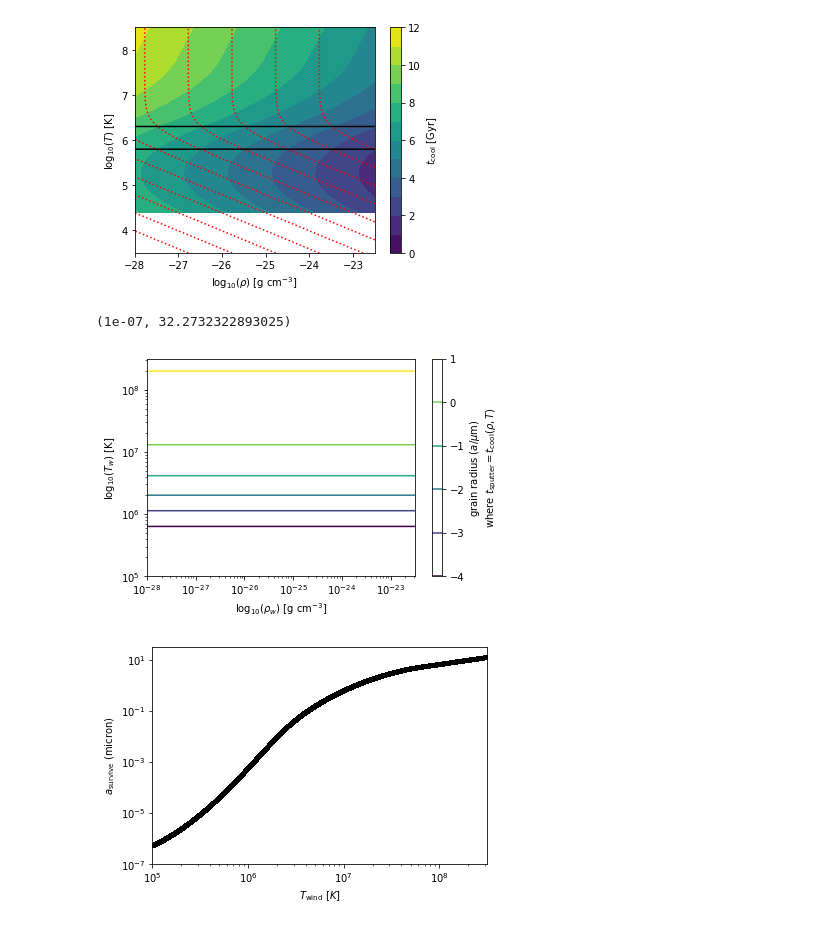
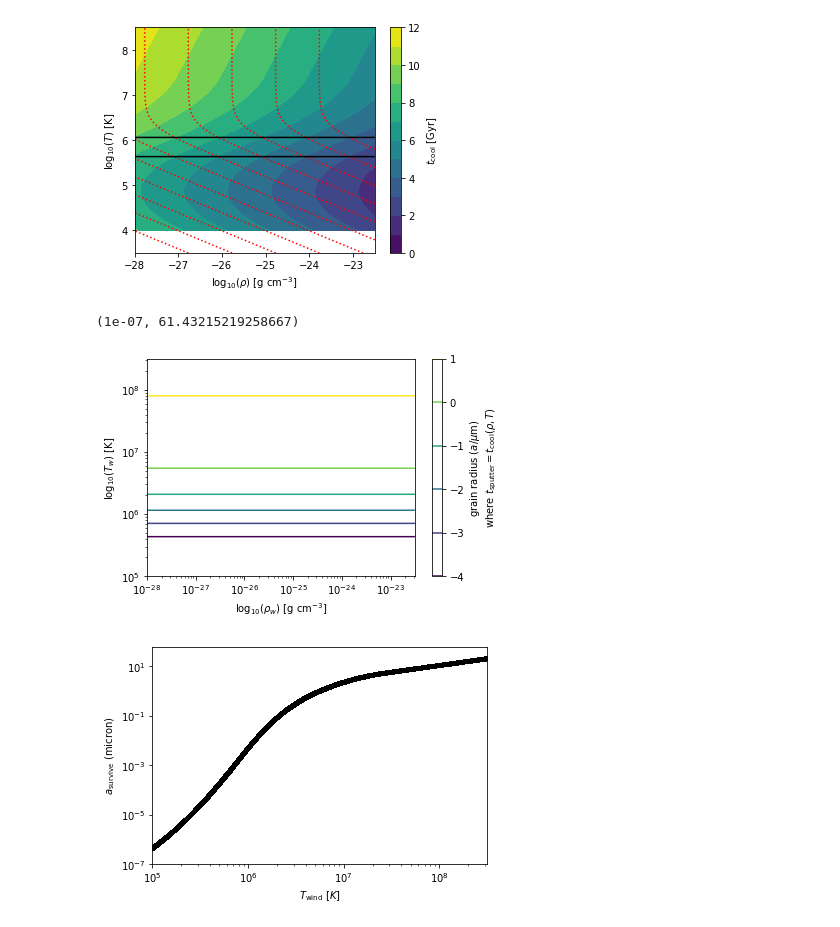
Before and after one commit to mabruzzo/gascloudutil, a Jupyter notebook: gascloudutil/Comparing-tcool-tsputter.ipynb, the cells around one changed output. Saved outputs shown, nothing was run; the diff lists cells and outputs as text; code cells hidden in the pictures.

Commit message:
plotting-bugfix

```diff
--- a/gascloudutil/Comparing-tcool-tsputter.ipynb
+++ b/gascloudutil/Comparing-tcool-tsputter.ipynb
@@ -7,21 +7,22 @@ import unyt
 from cholla_cooling import ChollaEOS
 from estimate_survival_radius import estimate_survival_radius
 
+def tcool_from_rhoT(rho, T, eos):
+    gm1 = eos.get_gamma() - 1
+    eint = unyt.kboltz_cgs * T.flatten()/(0.6 * unyt.mh_cgs * gm1)
+    print(cholla_cie_eos.calculate_T(rho.flatten(), eint))
+    out = cholla_cie_eos.calculate_tcool(rho.flatten(), eint)
+    out.shape = rho.shape
+    return out
+
 # by ommitting cloudy_data_path, we initialize the CIE cooling function
 cholla_cie_eos = ChollaEOS(
     #cloudy_data_path = ('/home/mabruzzo/hydro/cholla/src/cooling/'
     #                    'cloudy_coolingcurve.txt')
 )
-rho_vals = unyt.unyt_array(np.geomspace(1e-28, 10**-22.5, num = 5001),
-                           'g/cm**3')
 
-gm1 = cholla_cie_eos.get_gamma()
+rho_vals = unyt.unyt_array(np.geomspace(1e-28, 10**-22.5, num = 5001), 'g/cm**3')
 T_vals = unyt.unyt_array(np.geomspace(10**3.5, 10**8.5, num = 5001), 'K')
-
 Rho, T = np.meshgrid(rho_vals, T_vals)
 
-Eint = unyt.kboltz_cgs * T/(0.6 * unyt.mh_cgs * gm1)
-
-
-tcool = cholla_cie_eos.calculate_tcool(Rho.flatten(), Eint.flatten())
-tcool.shape = Rho.shape
+tcool = tcool_from_rhoT(Rho, T, eos = cholla_cie_eos)
@@ -111,7 +115,7 @@ fig.colorbar(CS, label = r'$t_{\rm cool}$ [Gyr]')
 fig.tight_layout()
 plt.savefig('tsputter-vs-tcool_hundrethmicron.pdf')
 # %% [output]
-[figure, old version]
+[figure, new version]
 # %%
 # Here we plot a_survive
 # -> for a given wind temperature, a_survive is the dust
@@ -130,40 +134,40 @@ def calc_survival_grain_radius(rho, T, eos, alpha = 1):
         (unyt.unyt_quantity(1e-27, 'g/cm**3')/ rho) *
         (1 + (10**6.3 * unyt.K / T)**omega)
     )
-
+    gm1 = eos.get_gamma() - 1
     Eint = unyt.kboltz_cgs * T/(0.6 * unyt.mh_cgs * gm1)
     tcool = -1*eos.calculate_tcool(rho.flatten(), Eint.flatten())
     tcool.shape = rho.shape
     return 0.1*unyt.um* tcool/tmp
 
 a_min = calc_survival_grain_radius(Rho, T, cholla_cie_eos)
 
 fig,ax = plt.subplots(1,1)
 im = ax.contour(Rho, T, np.log10(a_min.to('um').ndview),
                 levels = [-4,-3,-2,-1, 0, 1])
 
 ax.set_yscale('log')
 ax.set_xscale('log')
 ax.set_ylim(1e5, 10**8.5)
 ax.set_xlabel(r'$\log_{10}(\rho_w)$ [${\rm g}\ {\rm cm}^{-3}$]')
 ax.set_ylabel(r'$\log_{10}(T_w)$ [${\rm K}$]')
 
 fig.colorbar(im,
              label = (r'grain radius $(a / \mu {\rm m})$' + '\n'
                       r'where $t_{\rm sputter} = t_{\rm cool}(\rho,T)$')
             )
 
 
 fig,ax = plt.subplots(1,1)
 
 ax.plot(T.flatten(), a_min.to('um').ndview.flatten(), 'k.')
 ax.set_xlabel(r'$T_{\rm wind}$ [$K$]')
 ax.set_xscale('log')
 ax.set_yscale('log')
 ax.set_ylabel(r'$a_{\rm survive}$ (micron)')
 ax.set_xlim(1e5, 10**8.5)
 ax.set_ylim(1e-7, ax.get_ylim()[1])
 # %% [output]
-(1e-07, 32.2732322893025)
+(1e-07, 61.43215219258667)
-[figure, old version]
+[figure, new version]
-[figure, old version]
+[figure, new version]
```
Also changed, not shown: parts of 2 cells of this notebook.
